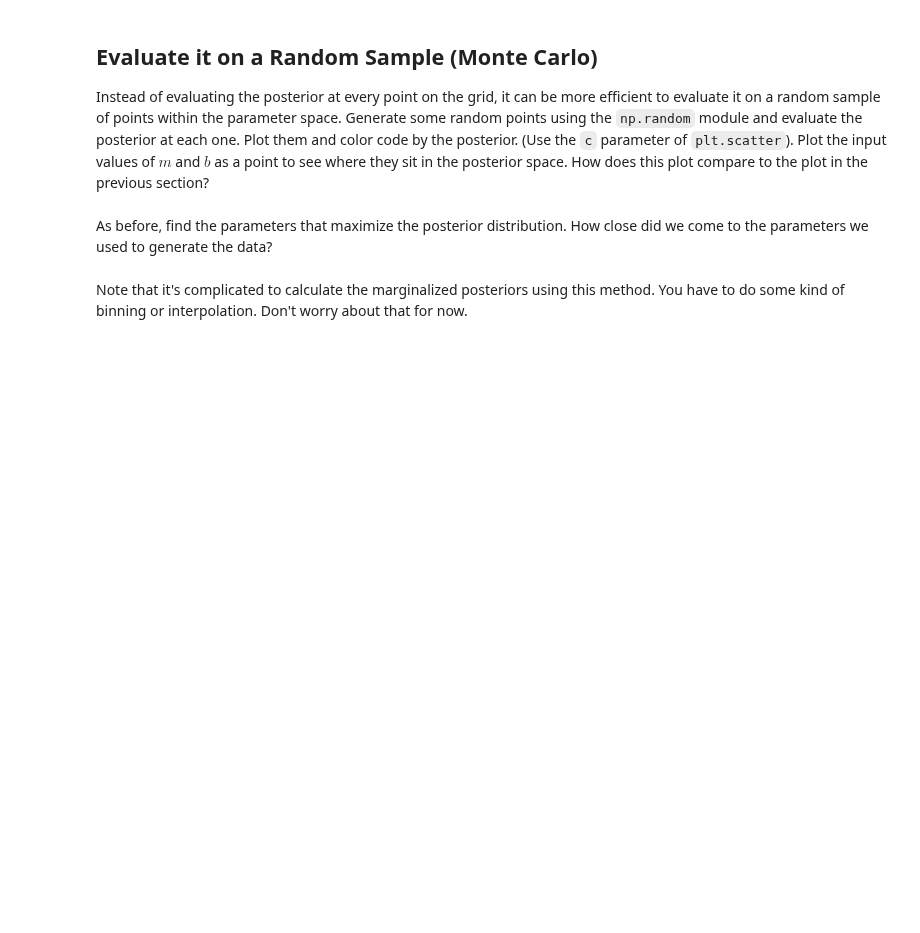
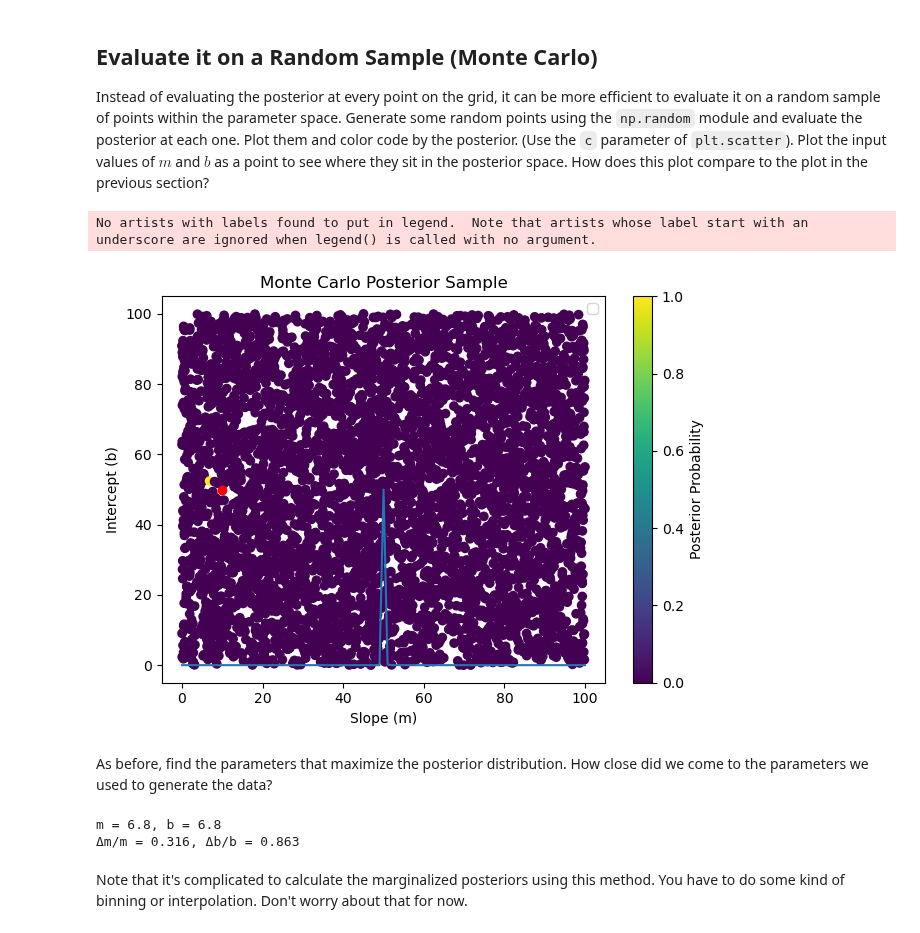
Before and after one commit to ASTR154/bayesian-statistics, a Jupyter notebook: monte_carlo_line_fitting.ipynb, the cells around one changed output. Drawn from its saved outputs; the diff is of its cells as text; code cells hidden in the pictures; blank space fills up the shorter version.

```diff
--- a/monte_carlo_line_fitting.ipynb
+++ b/monte_carlo_line_fitting.ipynb
@@ -188,16 +228,44 @@ plt.scatter(# complete
+# %%
+N = 5000 # random number
+
+m_random = np.random.uniform(0, 100, N)
+b_random = np.random.uniform(0, 100, N)
+
+theta_random = np.stack([m_random, b_random], axis=-1)
+
+posterior_random_log = np.array([log_posterior(theta, x, y, dy) for theta in theta_random])
+
+posterior_random = np.exp(posterior_random_log - np.max(posterior_random_log))
+
+sc = plt.scatter(m_random, b_random, c=posterior_random)
+plt.colorbar(sc, label='Posterior Probability')
+plt.scatter(10, 50, color='red')
+plt.legend()
+plt.plot(b_range, posterior_marginalized_b)
+plt.xlabel('Slope (m)')
+plt.ylabel('Intercept (b)')
+plt.title('Monte Carlo Posterior Sample')
+plt.tight_layout()
+plt.show()
+# %% [output]
+No artists with labels found to put in legend.  Note that artists whose label start with an underscore are ignored when legend() is called with no argument.
+[figure, added]
 # %% [markdown]
 As before, find the parameters that maximize the posterior distribution. How close did we come to the parameters we used to generate the data?
 # %%
 # Find the index of the sample where the posterior is maximised --> what m and b is this?
 i_max = np.argmax(posterior_random)
-m_infer = # complete
-b_infer = # complete
+m_infer = m_random[i_max]
+b_infer = m_random[i_max]
 print(f'm = {m_infer:.1f}, b = {b_infer:.1f}')
 
 # Fractional error of the inferred solution compared to the input 'true' parameters
-m_frac_err = # complete
-b_frac_err = # complete
+m_frac_err = abs(m_infer - 10.0) / 10.0
+b_frac_err = abs(b_infer - 50.0) / 50.0
 print(f'Δm/m = {m_frac_err:.3f}, Δb/b = {b_frac_err:.3f}')
+# %% [output]
+m = 6.8, b = 6.8
+Δm/m = 0.316, Δb/b = 0.863
 # %% [markdown]
 Note that it's complicated to calculate the marginalized posteriors using this method. You have to do some kind of binning or interpolation. Don't worry about that for now.
 # %% [markdown]
```
Also changed, not shown: parts of 8 cells of this notebook.
